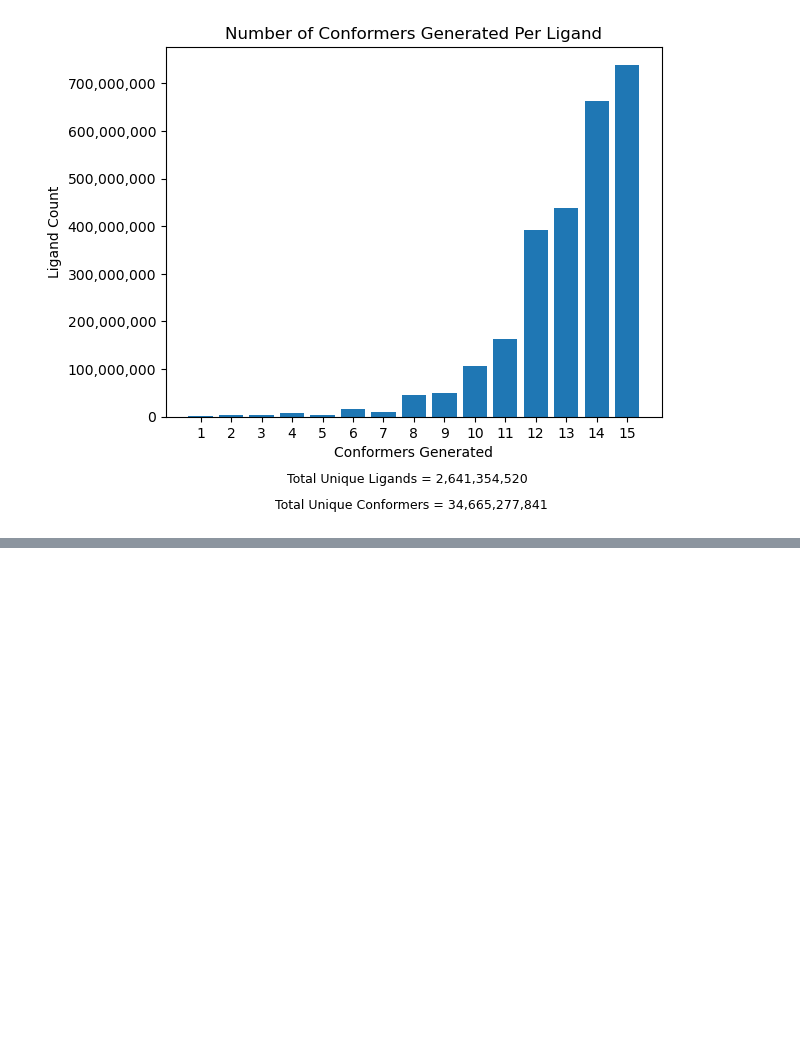
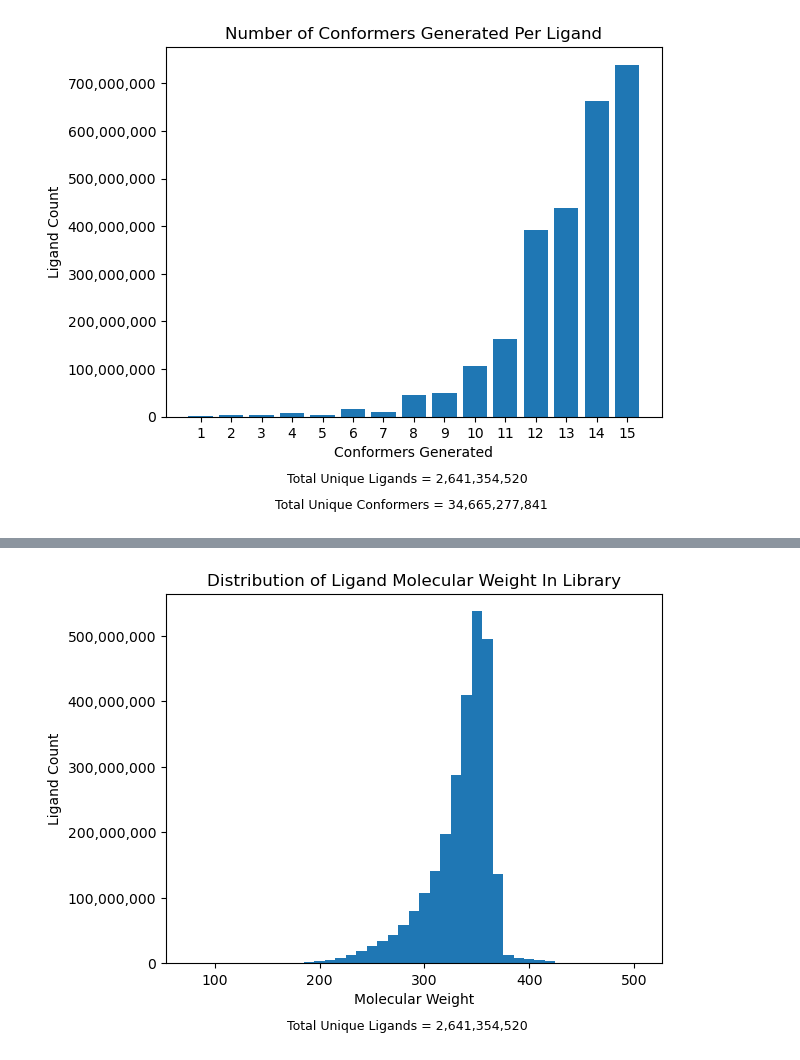
Before and after one commit to toadlover/ginsparg_thymelab_thesis, a Jupyter notebook: jupyter_notebooks/figure_making/conformer_library_data.ipynb, the cells around one changed output, grey strips where cells are left out. Saved outputs shown, nothing was run; the diff lists cells and outputs as text; code cells hidden in the pictures; blank space fills up the shorter version.

```diff
--- a/jupyter_notebooks/figure_making/conformer_library_data.ipynb
+++ b/jupyter_notebooks/figure_making/conformer_library_data.ipynb
@@ -60,0 +95,25 @@ plt.show()
+# %%
+#read in mw count sheet
+df = pd.read_csv("conformer_library_data/all_mw_count.csv")
+# %%
+# Create a bar plot
+plt.bar(df['Molecular_Weight_(amu)'], df['Ligands'], width = 10)
+plt.xlabel('Molecular Weight')
+plt.ylabel('Ligand Count')
+plt.title('Distribution of Ligand Molecular Weight In Library')
+
+# Set y-axis to display in scientific notation with individual tick values
+plt.gca().yaxis.set_major_formatter(ScalarFormatter(useMathText=True))
+plt.gca().yaxis.get_major_formatter().set_scientific(False)
+plt.gca().yaxis.get_major_formatter().set_powerlimits((0,0))
+
+# Set y-axis to display numbers with commas
+plt.gca().yaxis.set_major_formatter(FuncFormatter(lambda x, _: f'{int(x):,}'))
+
+#add note for the text
+#plt.text(3, 1, "Conformers: " + str(total_ligands), fontsize=12, color='black')
+plt.annotate("Total Unique Ligands = " + str(total_ligands_str), xy=(0.245, -0.18), xycoords='axes fraction', fontsize=9, color='black')
+
+plt.show()
+# %% [output]
+[figure, added]
```
Also changed, not shown: parts of 14 cells of this notebook, 4 other files.
